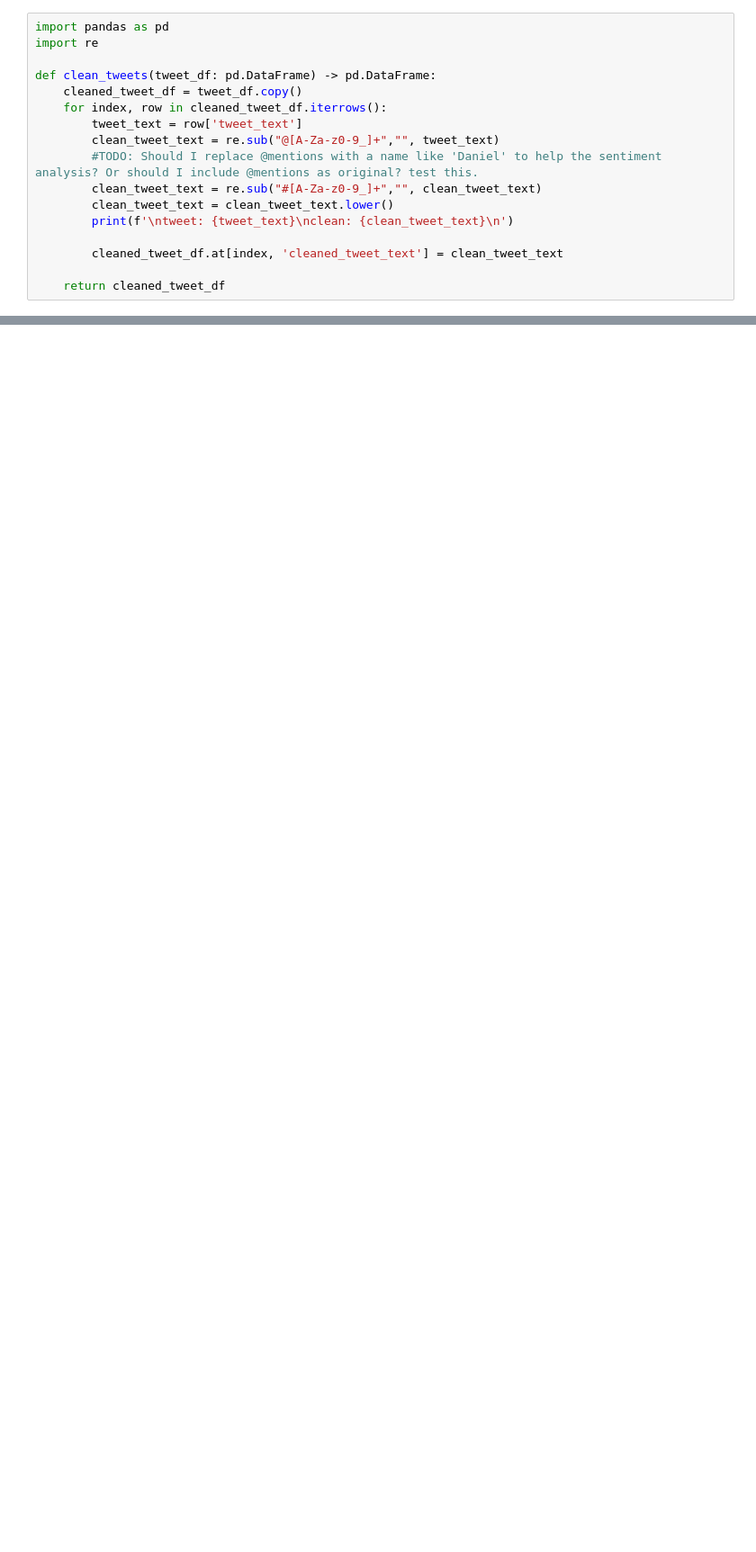
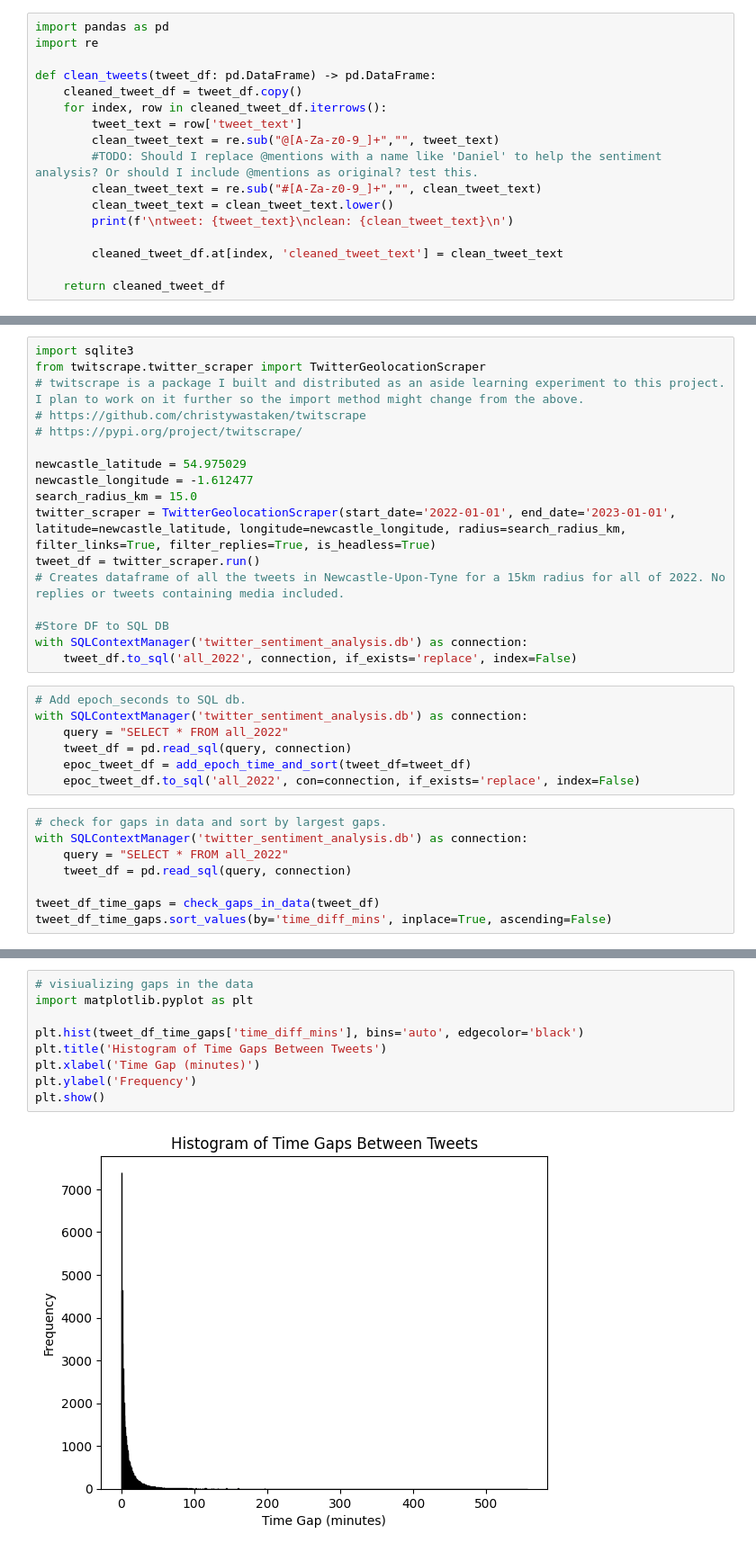
Before and after one commit to christywastaken/twitter-sentiment-analysis, a Jupyter notebook: twitter_sentiment_analysis.ipynb, the cells around one changed output, grey strips where cells are left out. Shown: that part at 90% size. Saved outputs shown, nothing was run; the diff lists cells and outputs as text; blank space fills up the shorter version.

Commit message:
Adds functionality to look for gaps in data

```diff
--- a/twitter_sentiment_analysis.ipynb
+++ b/twitter_sentiment_analysis.ipynb
@@ -146,0 +185,32 @@ Some weights of the model checkpoint at cardiffnlp/twitter-roberta-base-sentimen
+# %%
+import sqlite3
+from twitscrape.twitter_scraper import TwitterGeolocationScraper
+# twitscrape is a package I built and distributed as an aside learning experiment to this project. I plan to work on it further so the import method might change from the above.
+# https://github.com/christywastaken/twitscrape
+# https://pypi.org/project/twitscrape/
+
+newcastle_latitude = 54.975029
+newcastle_longitude = -1.612477
+search_radius_km = 15.0
+twitter_scraper = TwitterGeolocationScraper(start_date='2022-01-01', end_date='2023-01-01', latitude=newcastle_latitude, longitude=newcastle_longitude, radius=search_radius_km, filter_links=True, filter_replies=True, is_headless=True)
+tweet_df = twitter_scraper.run()
+# Creates dataframe of all the tweets in Newcastle-Upon-Tyne for a 15km radius for all of 2022. No replies or tweets containing media included.
+
+#Store DF to SQL DB
+with SQLContextManager('twitter_sentiment_analysis.db') as connection:
+    tweet_df.to_sql('all_2022', connection, if_exists='replace', index=False)
+# %%
+# Add epoch_seconds to SQL db.
+with SQLContextManager('twitter_sentiment_analysis.db') as connection:
+    query = "SELECT * FROM all_2022"
+    tweet_df = pd.read_sql(query, connection)
+    epoc_tweet_df = add_epoch_time_and_sort(tweet_df=tweet_df)
+    epoc_tweet_df.to_sql('all_2022', con=connection, if_exists='replace', index=False)
+# %%
+# check for gaps in data and sort by largest gaps.
+with SQLContextManager('twitter_sentiment_analysis.db') as connection:
+    query = "SELECT * FROM all_2022"
+    tweet_df = pd.read_sql(query, connection)
+
+tweet_df_time_gaps = check_gaps_in_data(tweet_df)
+tweet_df_time_gaps.sort_values(by='time_diff_mins', inplace=True, ascending=False)
@@ -146,0 +220,11 @@ Some weights of the model checkpoint at cardiffnlp/twitter-roberta-base-sentimen
+# %%
+# visiualizing gaps in the data
+import matplotlib.pyplot as plt
+
+plt.hist(tweet_df_time_gaps['time_diff_mins'], bins='auto', edgecolor='black')
+plt.title('Histogram of Time Gaps Between Tweets')
+plt.xlabel('Time Gap (minutes)')
+plt.ylabel('Frequency')
+plt.show()
+# %% [output]
+[figure, added]
```
Also changed, not shown: parts of 14 cells of this notebook, 1 other file.
